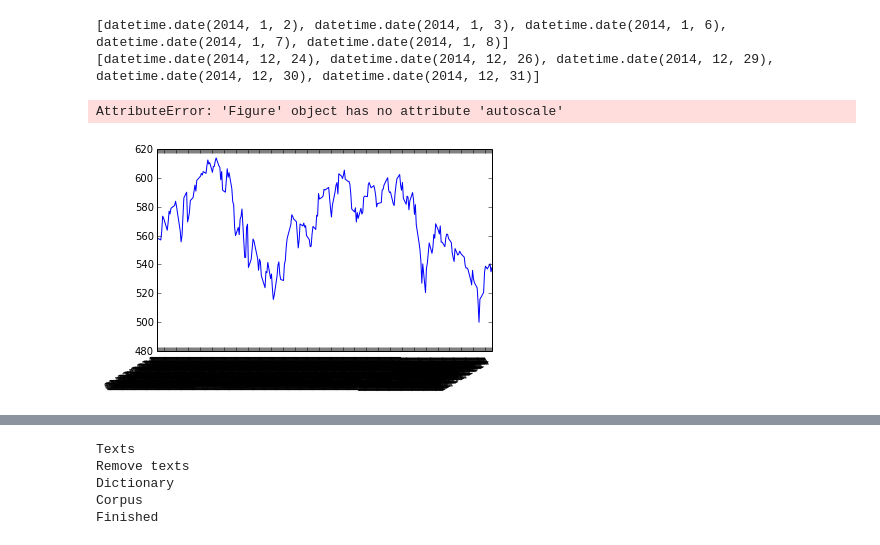
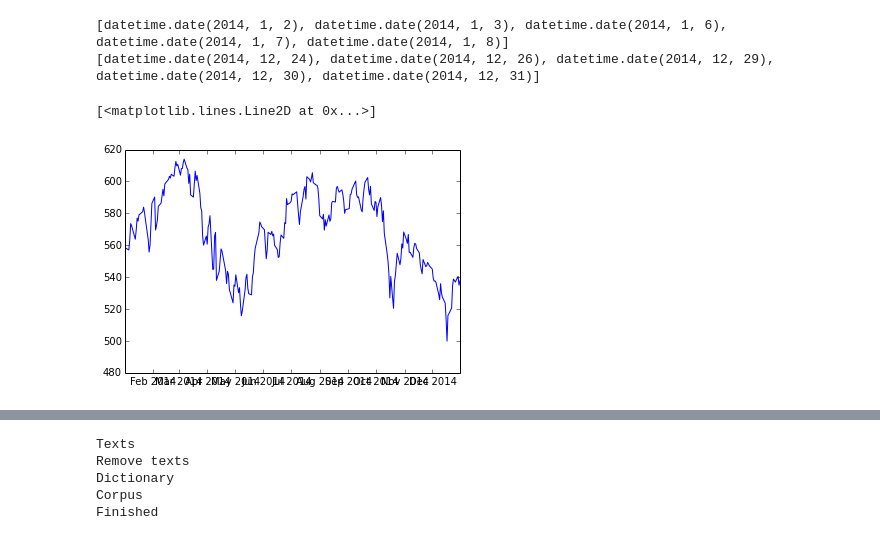
Before and after one commit to carpedm20/notebooks, a Jupyter notebook: Run length.ipynb, the cells around one changed output, grey strips where cells are left out. Drawn from its saved outputs; the diff is of its cells as text; code cells hidden in the pictures.

```diff
--- a/Run length.ipynb
+++ b/Run length.ipynb
@@ -41,14 +39,11 @@ print dates[-5:]
 # %%
 import matplotlib.pyplot as plt
 import matplotlib.dates as mdates
 
-plt.gca().xaxis.set_major_formatter(mdates.DateFormatter('%m/%d/%Y'))
-plt.gca().xaxis.set_major_locator(mdates.DayLocator())
 plt.plot(dates,data)
-plt.gcf().autofmt_xdate()
 # %% [output]
-AttributeError: 'Figure' object has no attribute 'autoscale'
+[<matplotlib.lines.Line2D at 0x...>]
-[figure, old version]
+[figure, new version]
 # %%
 import matplotlib.cm as cm
 from pylab import *
```
Also changed, not shown: parts of 6 cells of this notebook.
